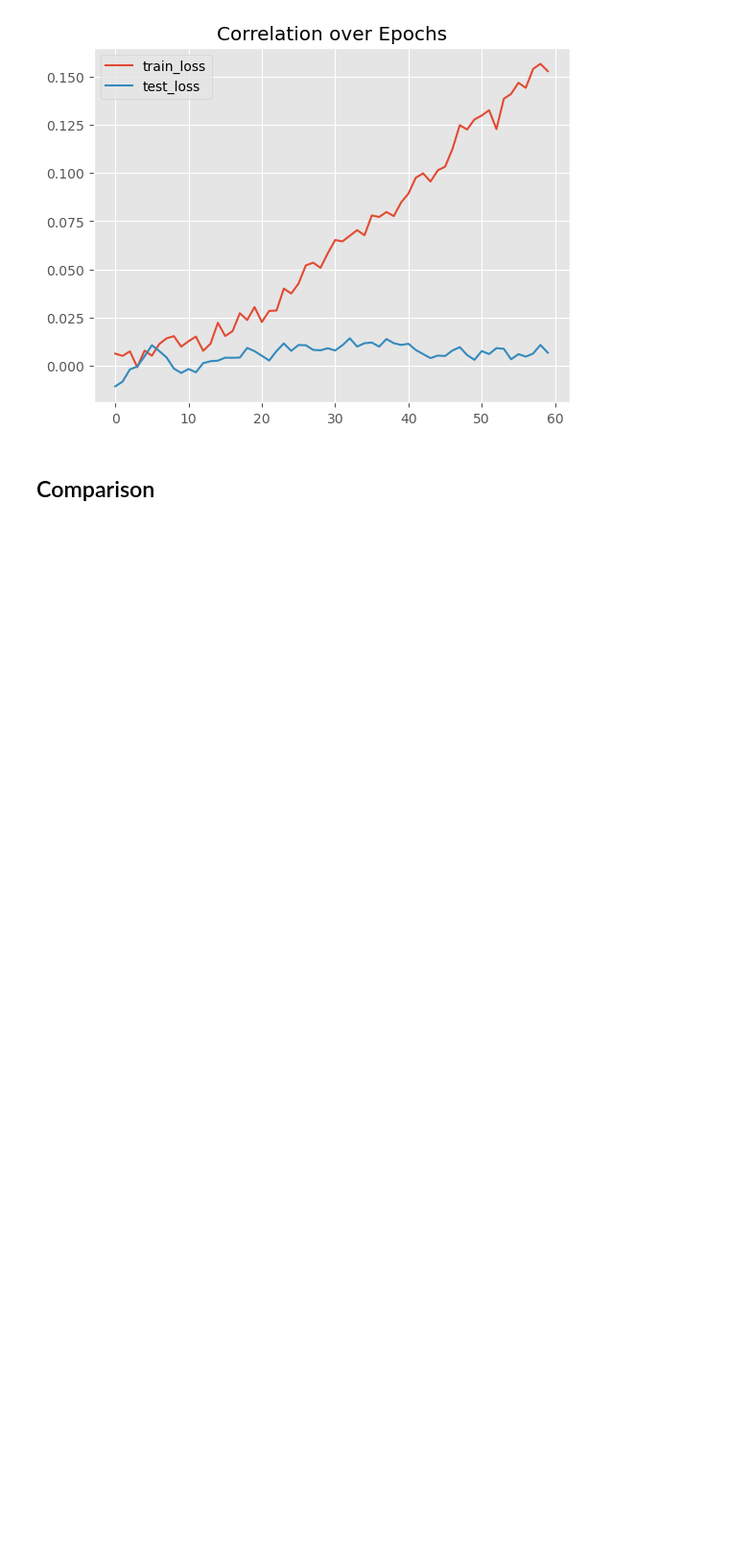
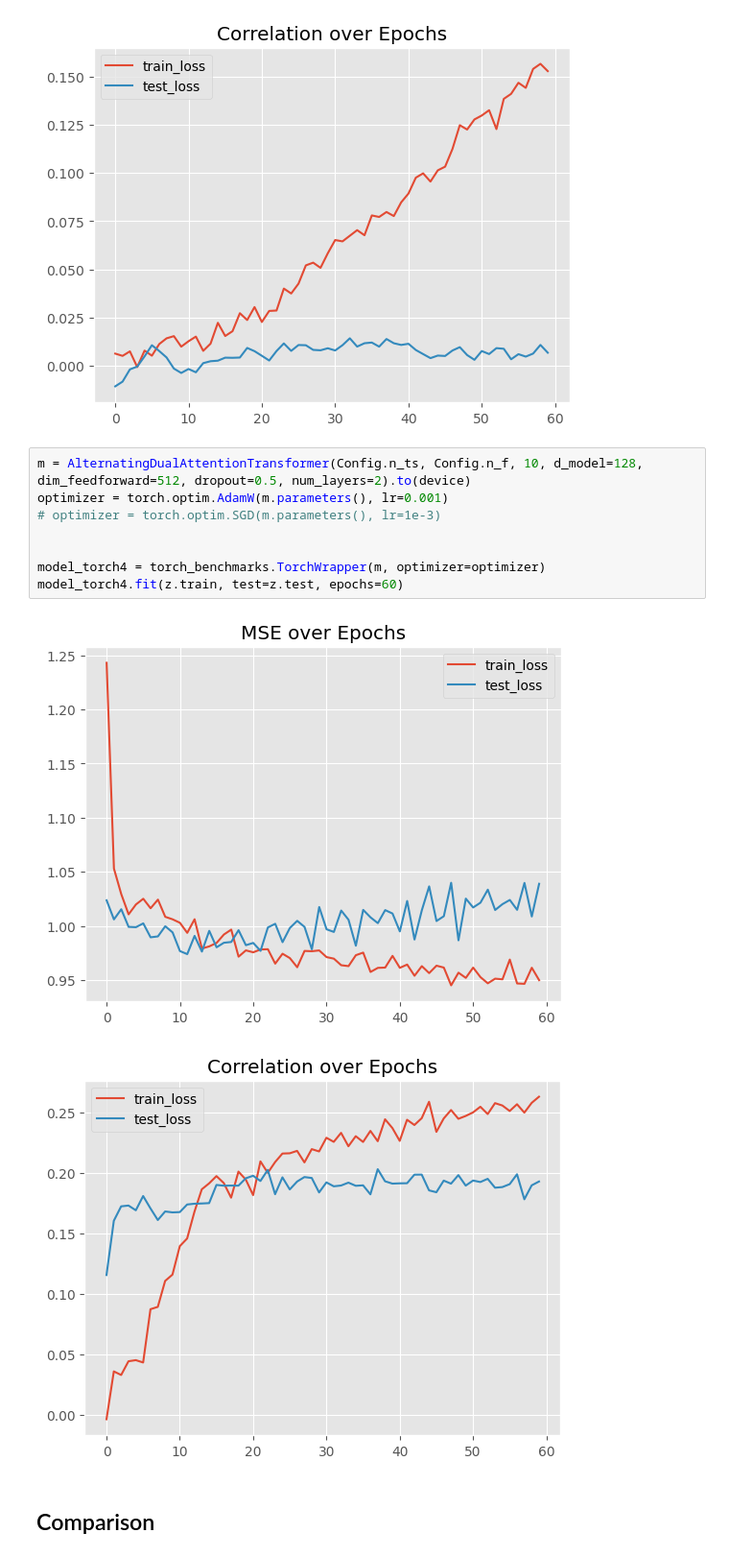
Before and after one commit to cyrilgarcia009/TSNN, a Jupyter notebook: notebooks/compare_models1.ipynb, the cells around one changed output. Shown at 96% size. Drawn from its saved outputs; the diff is of its cells as text; blank space fills up the shorter version.

Commit message:
Added alternating TS/CS transformer model

```diff
--- a/notebooks/compare_models1.ipynb
+++ b/notebooks/compare_models1.ipynb
@@ -560,6 +642,17 @@ model_torch3.fit(z.train, test=z.test, epochs=60)
 # %% [output]
 [figure]
 [figure]
+# %%
+m = AlternatingDualAttentionTransformer(Config.n_ts, Config.n_f, 10, d_model=128, dim_feedforward=512, dropout=0.5, num_layers=2).to(device)
+optimizer = torch.optim.AdamW(m.parameters(), lr=0.001)
+# optimizer = torch.optim.SGD(m.parameters(), lr=1e-3)
+
+
+model_torch4 = torch_benchmarks.TorchWrapper(m, optimizer=optimizer)
+model_torch4.fit(z.train, test=z.test, epochs=60)
+# %% [output]
+[figure, added]
+[figure, added]
 # %% [markdown]
 ## Comparison
 # %%
```
Also changed, not shown: parts of 5 cells of this notebook.
